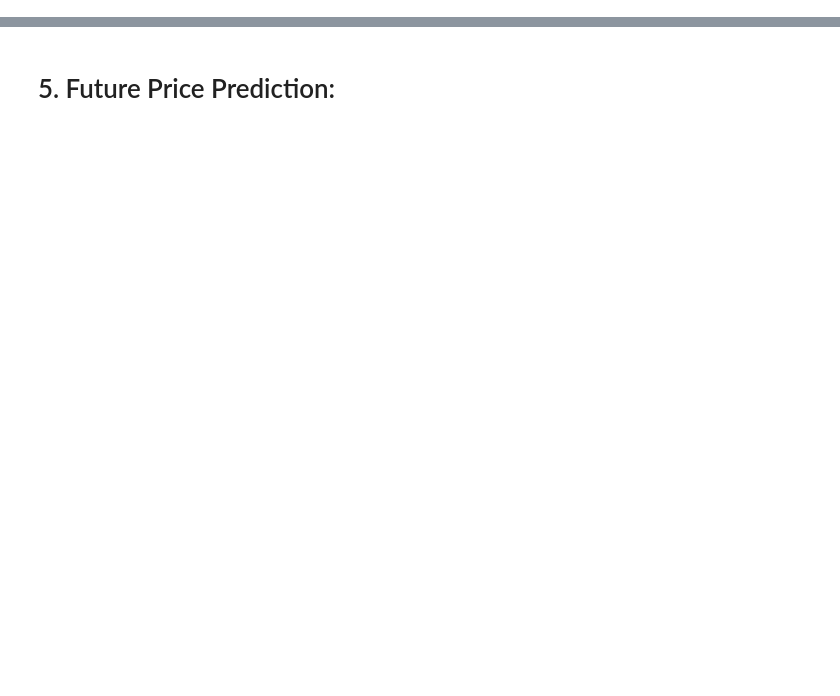
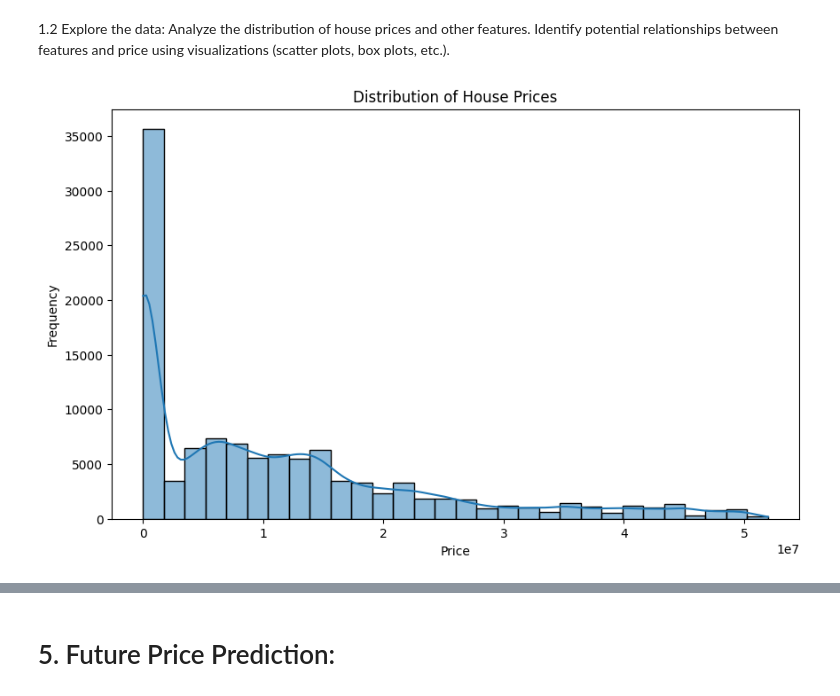
Before and after one commit to sadafwalliyani/Data_science_Projects, a Jupyter notebook: Task-1/House_Price_Analysis_and_Prediction.ipynb, the cells around one changed output, grey strips where cells are left out. Saved outputs shown, nothing was run; the diff lists cells and outputs as text; code cells hidden in the pictures; blank space fills up the shorter version.

```diff
--- a/Task-1/House_Price_Analysis_and_Prediction.ipynb
+++ b/Task-1/House_Price_Analysis_and_Prediction.ipynb
@@ -213,3 +128,0 @@ Name: price_per_area, Length: 154899, dtype: float64
-# %%
-# one-hot encode
-df=pd.get_dummies(df, columns=['property_type', 'location'], drop_first=True)
@@ -220,5 +128,0 @@ df=pd.get_dummies(df, columns=['property_type', 'location'], drop_first=True)
-# %%
-from sklearn.preprocessing import LabelEncoder
-Label_encoder= LabelEncoder()
-df['city']= Label_encoder.fit_transform(df['city'])
-df['province_name']=Label_encoder.fit_transform(df['province_name'])
@@ -325,0 +142,17 @@ plt.show()
+# %%
+# Define a function to find outliers using IQR
+def find_outliers_IQR(data):
+    Q1 = data.quantile(0.25)
+    Q3 = data.quantile(0.75)
+    IQR = Q3 - Q1
+    return data[((data < (Q1 - 1.5 * IQR)) | (data > (Q3 + 1.5 * IQR)))]
+
+# Identify outliers in price and Area Size
+price_outliers = find_outliers_IQR(df['price'])
+area_size_outliers = find_outliers_IQR(df['Area Size'])
+
+print("Price outliers:")
+print(price_outliers)
+
+print("Area Size outliers:")
+print(area_size_outliers)
@@ -325,0 +177,5 @@ plt.show()
+# %%
+
+# Remove outliers
+df = df[~df['price'].isin(price_outliers)]
+df = df[~df['Area Size'].isin(area_size_outliers)]
@@ -325,0 +281,15 @@ plt.show()
+# %% [markdown]
+1.2 Explore the data: Analyze the distribution of house prices and other features. Identify potential relationships between features and price using visualizations (scatter plots, box plots, etc.).
+# %%
+import pandas as pd
+import matplotlib.pyplot as plt
+import seaborn as sns
+# Plot histogram of house prices
+plt.figure(figsize=(10, 6))
+sns.histplot(df['price'], kde=True, bins=30)
+plt.title('Distribution of House Prices')
+plt.xlabel('Price')
+plt.ylabel('Frequency')
+plt.show()
+# %% [output]
+[figure, added]
```
Also changed, not shown: parts of 126 cells of this notebook, 2 other files.
